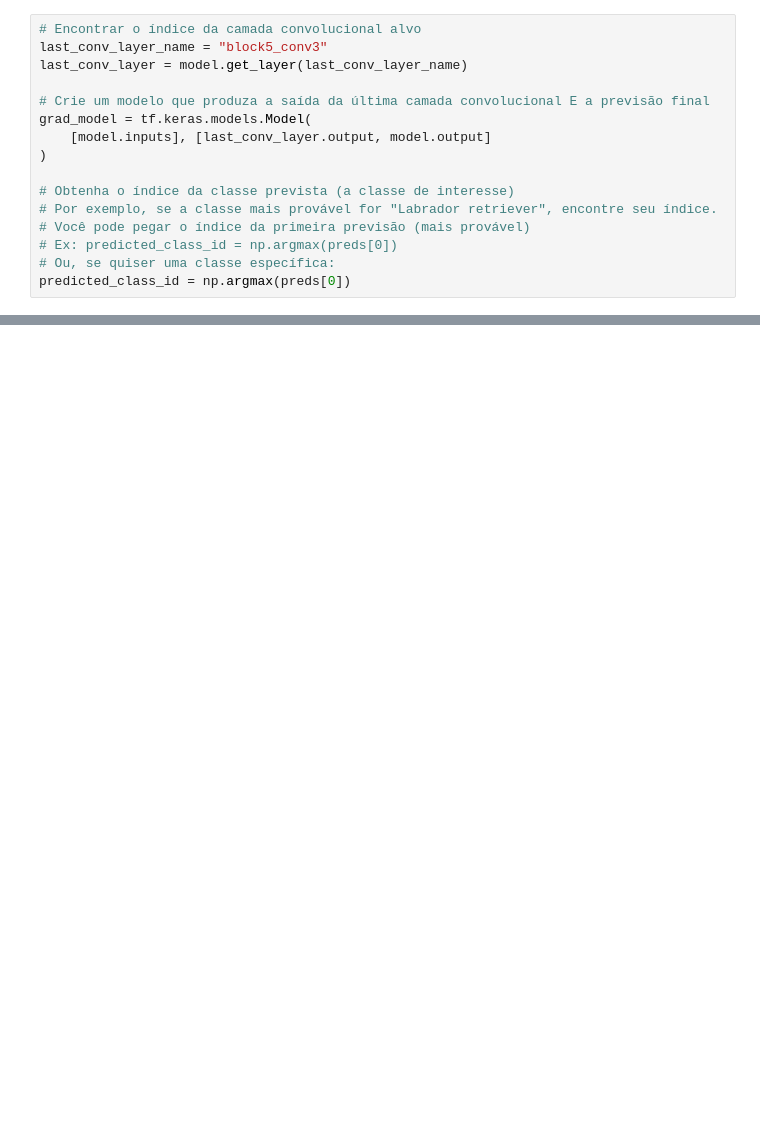
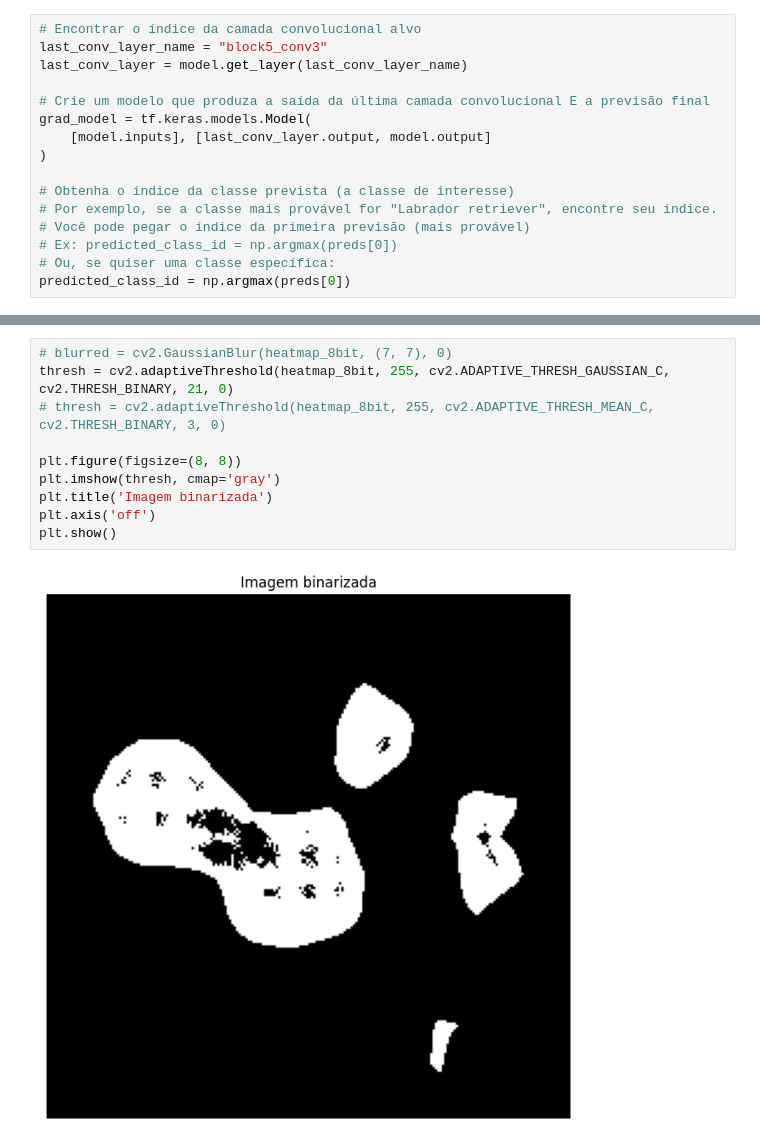
Before and after one commit to okleros/HealthGatheringIC, a Jupyter notebook: GradCAM.ipynb, the cells around one changed output, grey strips where cells are left out. Drawn from its saved outputs; the diff is of its cells as text; blank space fills up the shorter version.

```diff
--- a/GradCAM.ipynb
+++ b/GradCAM.ipynb
@@ -150,0 +182,12 @@ plt.show()
+# %%
+# blurred = cv2.GaussianBlur(heatmap_8bit, (7, 7), 0)
+thresh = cv2.adaptiveThreshold(heatmap_8bit, 255, cv2.ADAPTIVE_THRESH_GAUSSIAN_C, cv2.THRESH_BINARY, 21, 0)
+# thresh = cv2.adaptiveThreshold(heatmap_8bit, 255, cv2.ADAPTIVE_THRESH_MEAN_C, cv2.THRESH_BINARY, 3, 0)
+
+plt.figure(figsize=(8, 8))
+plt.imshow(thresh, cmap='gray')
+plt.title('Imagem binarizada')
+plt.axis('off')
+plt.show()
+# %% [output]
+[figure, added]
```
Also changed, not shown: parts of 16 cells of this notebook, 14 other files.
